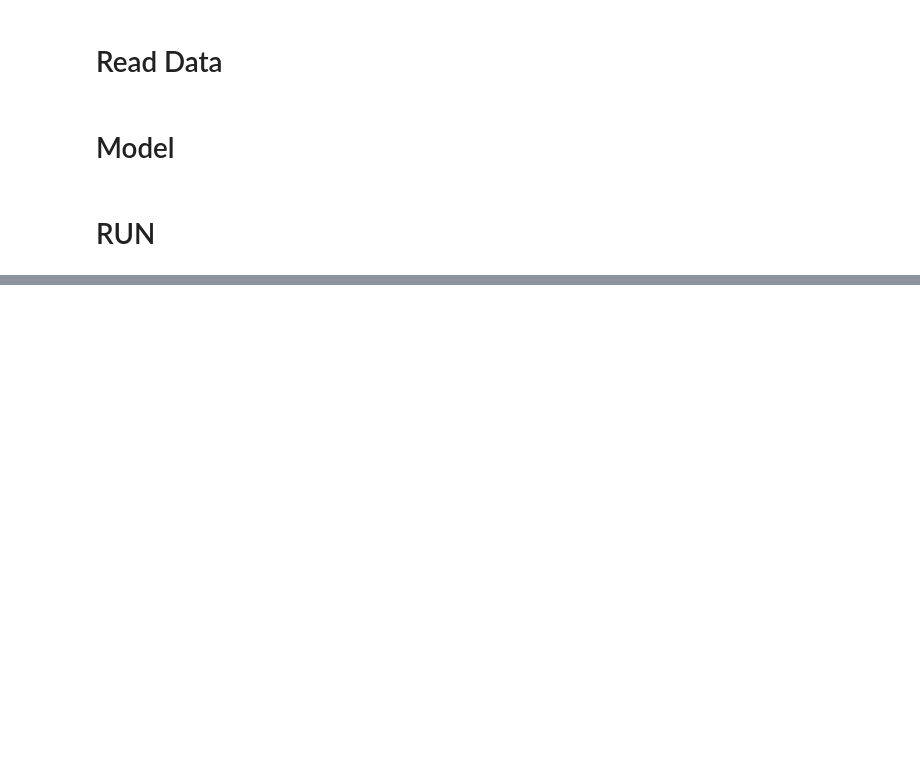
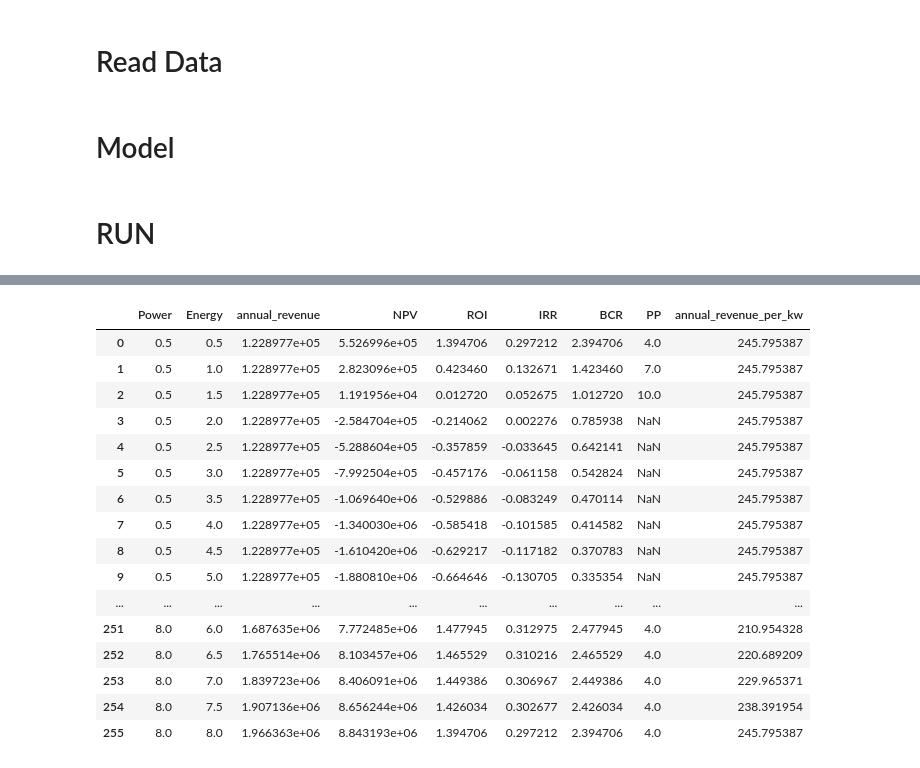
Before and after one commit to AlmostDoneButNever/bess-optimizer, a Jupyter notebook: model_v2.ipynb, the cells around one changed output, grey strips where cells are left out. Drawn from its saved outputs; the diff is of its cells as text; code cells hidden in the pictures; blank space fills up the shorter version.

```diff
--- a/model_v2.ipynb
+++ b/model_v2.ipynb
@@ -388 +406,22 @@ df = df.set_index(['Power', 'Energy'])
+# %%
+pd.set_option('display.max_rows', None)
+df
+# %% [output]
+|  | Power | Energy | annual_revenue | NPV | ROI | IRR | BCR | PP | annual_revenue_per_kw |
+| 0 | 0.5 | 0.5 | 1.228977e+05 | 5.526996e+05 | 1.394706 | 0.297212 | 2.394706 | 4.0 | 245.795387 |
+| 1 | 0.5 | 1.0 | 1.228977e+05 | 2.823096e+05 | 0.423460 | 0.132671 | 1.423460 | 7.0 | 245.795387 |
+| 2 | 0.5 | 1.5 | 1.228977e+05 | 1.191956e+04 | 0.012720 | 0.052675 | 1.012720 | 10.0 | 245.795387 |
+| 3 | 0.5 | 2.0 | 1.228977e+05 | -2.584704e+05 | -0.214062 | 0.002276 | 0.785938 | NaN | 245.795387 |
+| 4 | 0.5 | 2.5 | 1.228977e+05 | -5.288604e+05 | -0.357859 | -0.033645 | 0.642141 | NaN | 245.795387 |
+| 5 | 0.5 | 3.0 | 1.228977e+05 | -7.992504e+05 | -0.457176 | -0.061158 | 0.542824 | NaN | 245.795387 |
+| 6 | 0.5 | 3.5 | 1.228977e+05 | -1.069640e+06 | -0.529886 | -0.083249 | 0.470114 | NaN | 245.795387 |
+| 7 | 0.5 | 4.0 | 1.228977e+05 | -1.340030e+06 | -0.585418 | -0.101585 | 0.414582 | NaN | 245.795387 |
+| 8 | 0.5 | 4.5 | 1.228977e+05 | -1.610420e+06 | -0.629217 | -0.117182 | 0.370783 | NaN | 245.795387 |
+| 9 | 0.5 | 5.0 | 1.228977e+05 | -1.880810e+06 | -0.664646 | -0.130705 | 0.335354 | NaN | 245.795387 |
+| ... | ... | ... | ... | ... | ... | ... | ... | ... | ... |
+| 251 | 8.0 | 6.0 | 1.687635e+06 | 7.772485e+06 | 1.477945 | 0.312975 | 2.477945 | 4.0 | 210.954328 |
+| 252 | 8.0 | 6.5 | 1.765514e+06 | 8.103457e+06 | 1.465529 | 0.310216 | 2.465529 | 4.0 | 220.689209 |
+| 253 | 8.0 | 7.0 | 1.839723e+06 | 8.406091e+06 | 1.449386 | 0.306967 | 2.449386 | 4.0 | 229.965371 |
+| 254 | 8.0 | 7.5 | 1.907136e+06 | 8.656244e+06 | 1.426034 | 0.302677 | 2.426034 | 4.0 | 238.391954 |
+| 255 | 8.0 | 8.0 | 1.966363e+06 | 8.843193e+06 | 1.394706 | 0.297212 | 2.394706 | 4.0 | 245.795387 |
 # %%
```
Also changed, not shown: parts of 5 cells of this notebook.
